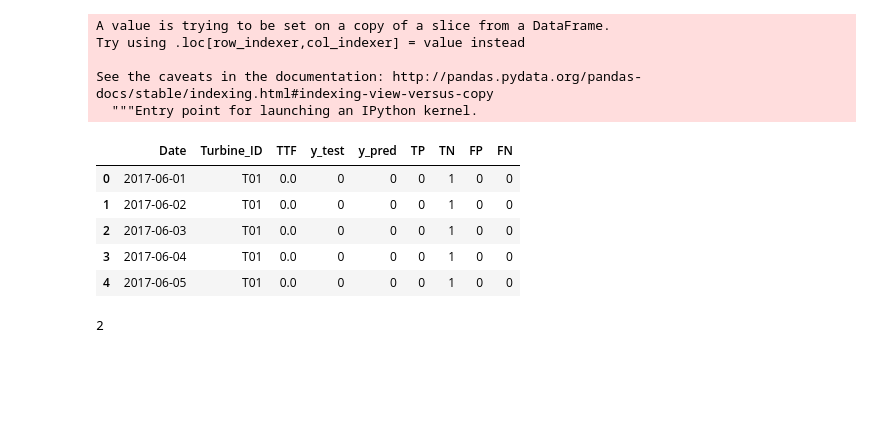
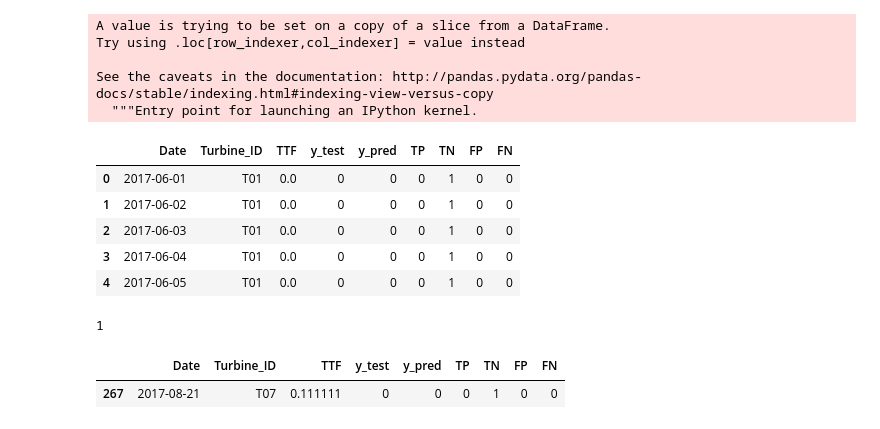
Before and after one commit to RicardoJPedro82/wmillfailprev, a Jupyter notebook: notebooks/Data_prep_clean.ipynb, the cells around one changed output. Saved outputs shown, nothing was run; the diff lists cells and outputs as text; code cells hidden in the pictures; blank space fills up the shorter version.

```diff
--- a/notebooks/Data_prep_clean.ipynb
+++ b/notebooks/Data_prep_clean.ipynb
@@ -514,7 +524,7 @@ for key, val in metrics_dict.items():
 # Cria de DF para avaliação de métricas
 # %%
 cols= ['Date','Turbine_ID', 'TTF']
-poupanca_df = df_test[1][cols]
+poupanca_df = df_test[0][cols]
 # %%
 poupanca_df['y_test'] = y_test
 # %% [output]
@@ -587,10 +597,15 @@ poupanca_df.head()
 | 3 | 2017-06-04 | T01 | 0.0 | 0 | 0 | 0 | 1 | 0 | 0 |
 | 4 | 2017-06-05 | T01 | 0.0 | 0 | 0 | 0 | 1 | 0 | 0 |
 # %%
-num_falhas = len(poupanca_df[poupanca_df.TTF.between(0.1 , 1.9)])
+num_falhas = len(poupanca_df[poupanca_df.TTF.between(0.1 , 1.0)])
 num_falhas
 # %% [output]
-2
+1
+# %%
+poupanca_df[poupanca_df.TTF.between(0.1 , 1.0)]
+# %% [output]
+|  | Date | Turbine_ID | TTF | y_test | y_pred | TP | TN | FP | FN |
+| 267 | 2017-08-21 | T07 | 0.111111 | 0 | 0 | 0 | 1 | 0 | 0 |
 # %%
 index_list = []
 for i in range(num_falhas):
```
Also changed, not shown: parts of 18 cells of this notebook, 2 other files.
